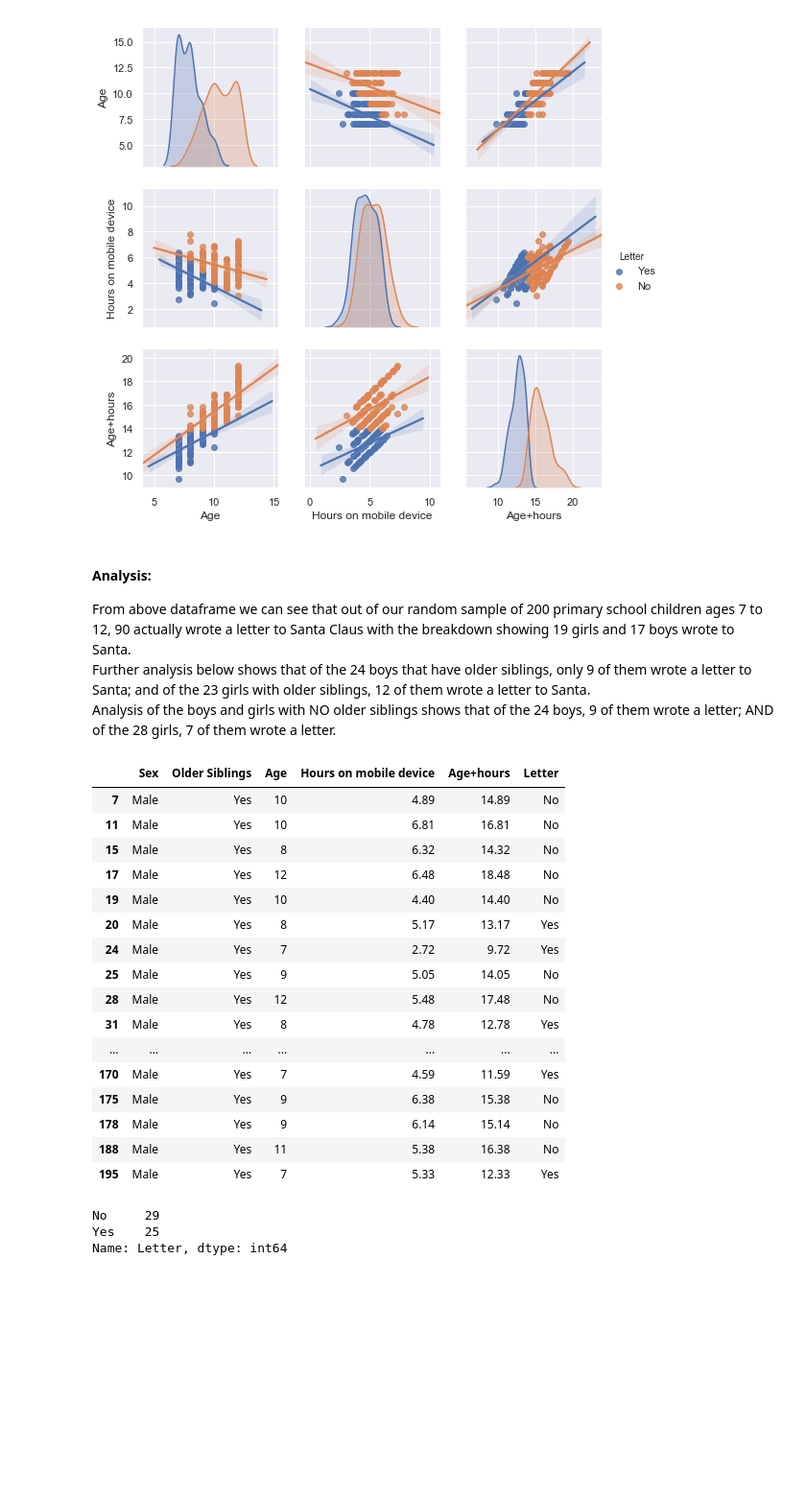
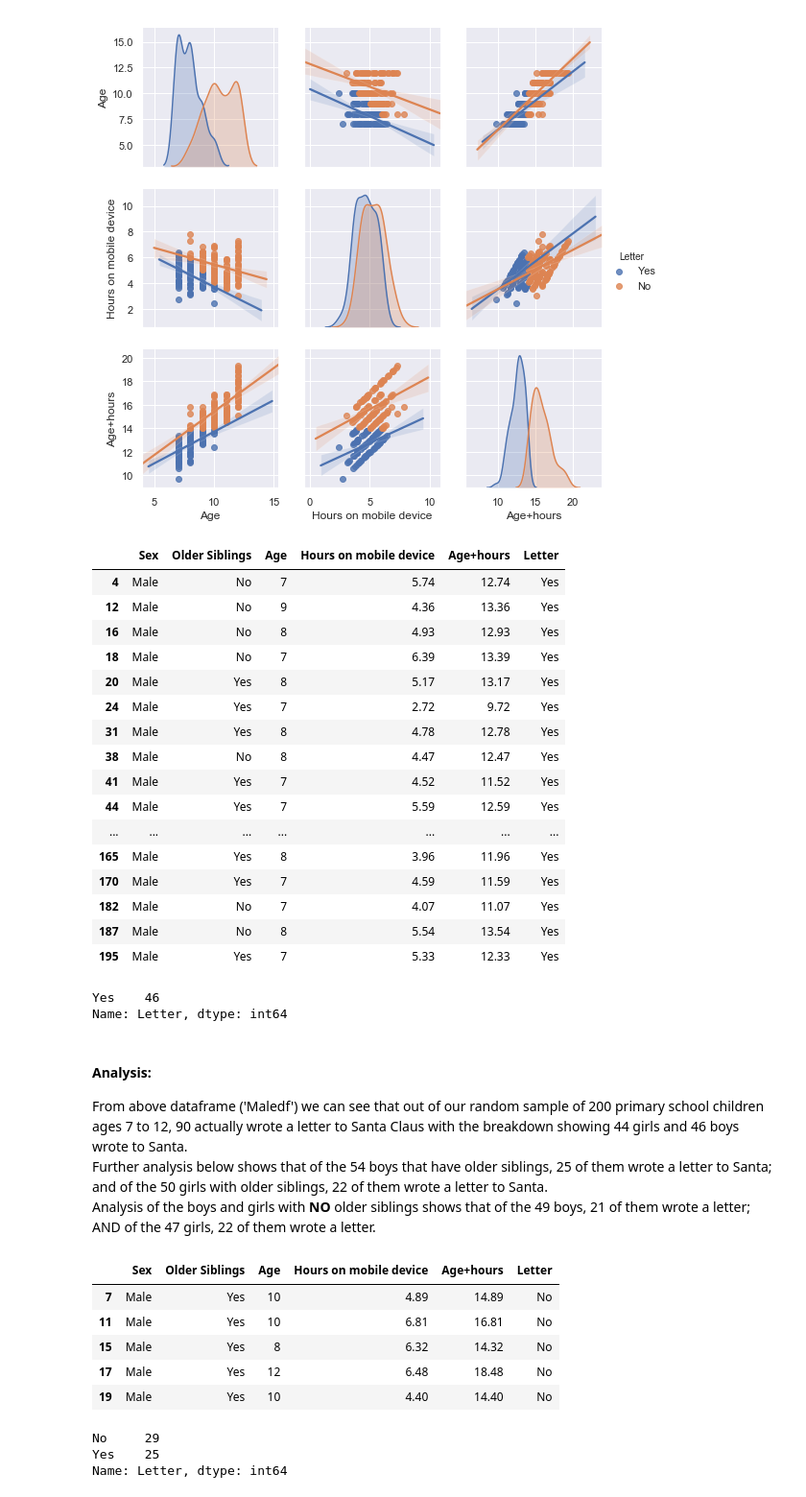
Before and after one commit to JulianConneely/Programming-for-Data-Analysis-Project-Dec18, a Jupyter notebook: Santa Claus.ipynb, the cells around one changed output. Shown at 96% size. Saved outputs shown, nothing was run; the diff lists cells and outputs as text; code cells hidden in the pictures; blank space fills up the shorter version.

Commit message:
updated evaluation and analysis

```diff
--- a/Santa Claus.ipynb
+++ b/Santa Claus.ipynb
@@ -320,36 +337,53 @@ sns.pairplot(df, hue="Letter", kind="reg")
 plt.show()
 # %% [output]
 [figure]
+# %%
+# Here I am slicing the dataframe to show only boys who wrote to Santa
+Maledf = df[(df['Sex']=='Male') & (df['Letter']=='Yes')]
+Maledf
+# %% [output]
+|  | Sex | Older Siblings | Age | Hours on mobile device | Age+hours | Letter |
+| 4 | Male | No | 7 | 5.74 | 12.74 | Yes |
+| 12 | Male | No | 9 | 4.36 | 13.36 | Yes |
+| 16 | Male | No | 8 | 4.93 | 12.93 | Yes |
+| 18 | Male | No | 7 | 6.39 | 13.39 | Yes |
+| 20 | Male | Yes | 8 | 5.17 | 13.17 | Yes |
+| 24 | Male | Yes | 7 | 2.72 | 9.72 | Yes |
+| 31 | Male | Yes | 8 | 4.78 | 12.78 | Yes |
+| 38 | Male | No | 8 | 4.47 | 12.47 | Yes |
+| 41 | Male | Yes | 7 | 4.52 | 11.52 | Yes |
+| 44 | Male | Yes | 7 | 5.59 | 12.59 | Yes |
+| ... | ... | ... | ... | ... | ... | ... |
+| 165 | Male | Yes | 8 | 3.96 | 11.96 | Yes |
+| 170 | Male | Yes | 7 | 4.59 | 11.59 | Yes |
+| 182 | Male | No | 7 | 4.07 | 11.07 | Yes |
+| 187 | Male | No | 8 | 5.54 | 13.54 | Yes |
+| 195 | Male | Yes | 7 | 5.33 | 12.33 | Yes |
+# %%
+# getting the count of boys who wrote to Santa, showing 46 boys wrote to Santa (and therefor 44 girls)
+Maledf['Letter'].value_counts()
+# %% [output]
+Yes    46
+Name: Letter, dtype: int64
 # %% [markdown]
 #### Analysis:
-From above dataframe we can see that out of our random sample of 200 primary school children ages 7 to 12, 90 actually wrote a letter to Santa Claus with the breakdown showing 19 girls and 17 boys wrote to Santa.<br>
-Further analysis below shows that of the 24 boys that have older siblings, only 9 of them wrote a letter to Santa; and of the 23 girls with older siblings, 12 of them wrote a letter to Santa.<br>
-Analysis of the boys and girls with NO older siblings shows that of the 24 boys, 9 of them wrote a letter; AND of the 28 girls, 7 of them wrote a letter.
+From above dataframe ('Maledf') we can see that out of our random sample of 200 primary school children ages 7 to 12, 90 actually wrote a letter to Santa Claus with the breakdown showing 44 girls and 46 boys wrote to Santa.<br>
+Further analysis below shows that of the 54 boys that have older siblings,  25 of them wrote a letter to Santa; and of the 50 girls with older siblings, 22 of them wrote a letter to Santa.<br>
+Analysis of the boys and girls with **NO** older siblings shows that of the 49 boys, 21 of them wrote a letter; AND of the 47 girls, 22 of them wrote a letter.
 # %%
 # Male slice with older siblings
 # Slicing the dataframe to show specific rows where two variables equal to a certain value
 # Select from DataFrame using criteria from multiple columns
 # (use `|` instead of `&` to do an OR)
 newdf = df[(df['Sex']=='Male') & (df['Older Siblings']=='Yes')]
-newdf
+newdf.head(5)
 # %% [output]
 |  | Sex | Older Siblings | Age | Hours on mobile device | Age+hours | Letter |
 | 7 | Male | Yes | 10 | 4.89 | 14.89 | No |
 | 11 | Male | Yes | 10 | 6.81 | 16.81 | No |
 | 15 | Male | Yes | 8 | 6.32 | 14.32 | No |
 | 17 | Male | Yes | 12 | 6.48 | 18.48 | No |
 | 19 | Male | Yes | 10 | 4.40 | 14.40 | No |
-| 20 | Male | Yes | 8 | 5.17 | 13.17 | Yes |
-| 24 | Male | Yes | 7 | 2.72 | 9.72 | Yes |
-| 25 | Male | Yes | 9 | 5.05 | 14.05 | No |
-| 28 | Male | Yes | 12 | 5.48 | 17.48 | No |
-| 31 | Male | Yes | 8 | 4.78 | 12.78 | Yes |
-| ... | ... | ... | ... | ... | ... | ... |
-| 170 | Male | Yes | 7 | 4.59 | 11.59 | Yes |
-| 175 | Male | Yes | 9 | 6.38 | 15.38 | No |
-| 178 | Male | Yes | 9 | 6.14 | 15.14 | No |
-| 188 | Male | Yes | 11 | 5.38 | 16.38 | No |
-| 195 | Male | Yes | 7 | 5.33 | 12.33 | Yes |
 # %%
 # get an actual count of letters written/not written based on Sex and Older Siblings
 # where True = letter written' False = No letter written
```
Also changed, not shown: parts of 15 cells of this notebook.
